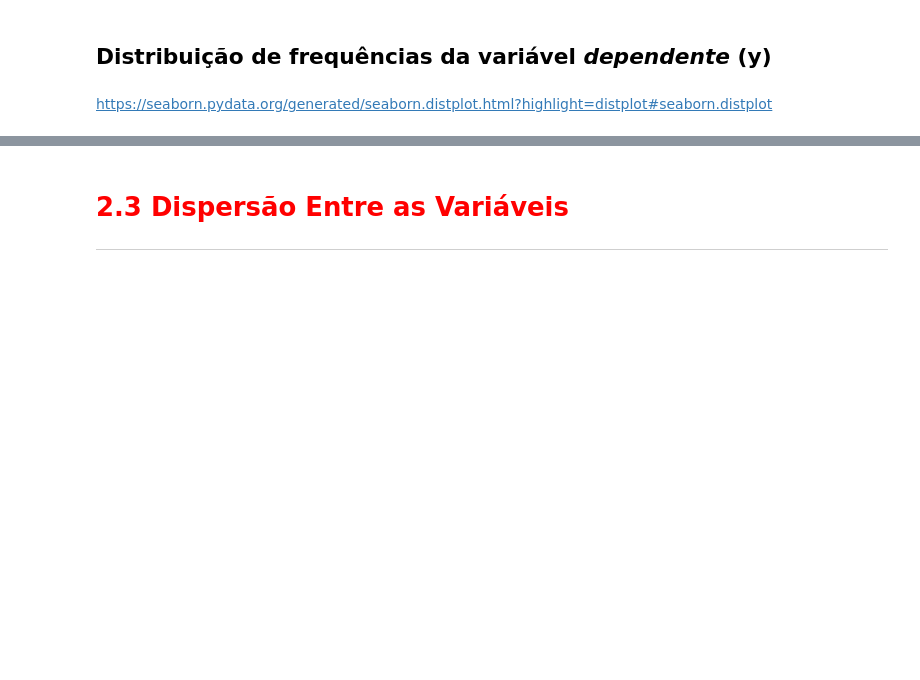
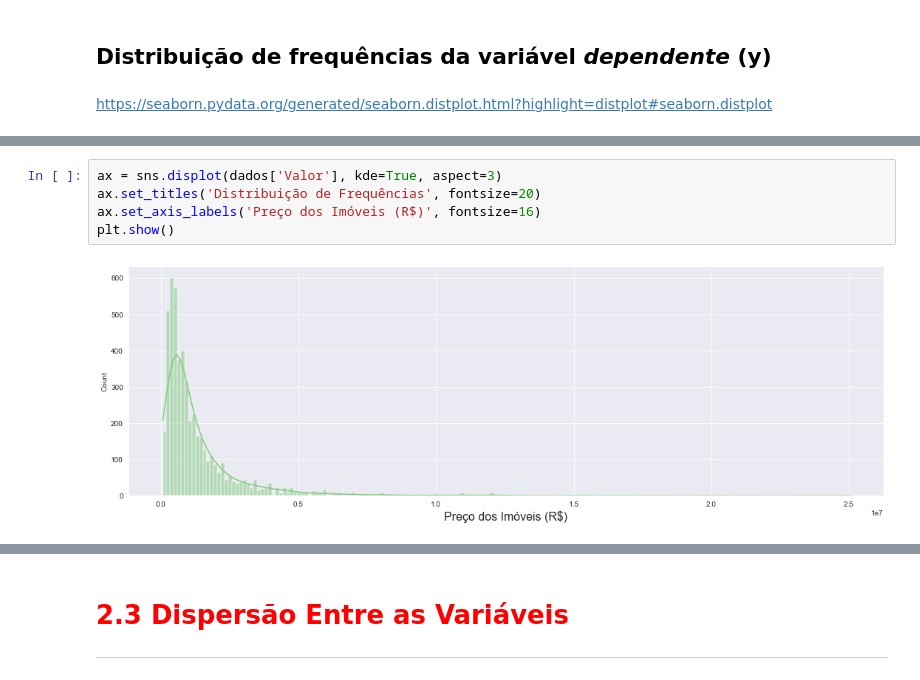
Before and after one commit to guilhermebap/Data-science-personal-study, a Jupyter notebook: Alura/ML/Regressão Linear2.ipynb, the cells around one changed output, grey strips where cells are left out. Drawn from its saved outputs; the diff is of its cells as text; blank space fills up the shorter version.

```diff
--- a/Alura/ML/Regressão Linear2.ipynb
+++ b/Alura/ML/Regressão Linear2.ipynb
@@ -124 +126,8 @@ ax
+# %%
+ax = sns.displot(dados['Valor'], kde=True, aspect=3)
+ax.set_titles('Distribuição de Frequências', fontsize=20)
+ax.set_axis_labels('Preço dos Imóveis (R$)', fontsize=16)
+plt.show()
+# %% [output]
+[figure, added]
 # %% [markdown]
```
Also changed, not shown: parts of 19 cells of this notebook.
